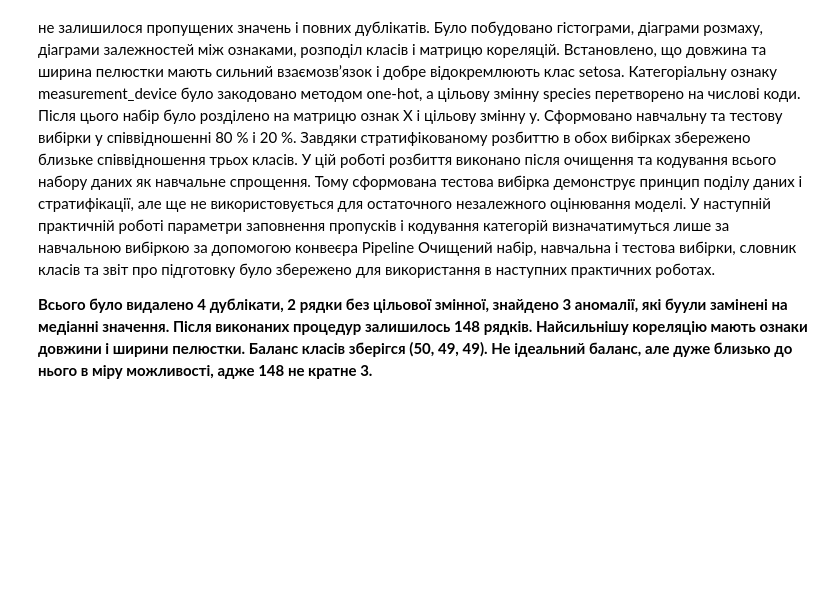
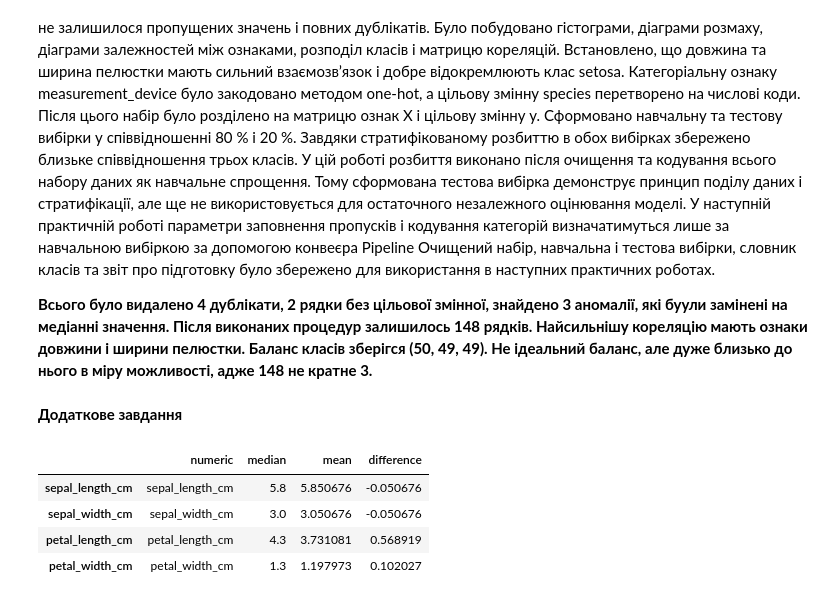
Before and after one commit to PavloBachysh/pattern-recognition-practice, a Jupyter notebook: notebooks/PR02_Bachysh_Pavlo.ipynb, the cells around one changed output. Drawn from its saved outputs; the diff is of its cells as text; code cells hidden in the pictures; blank space fills up the shorter version.

```diff
--- a/notebooks/PR02_Bachysh_Pavlo.ipynb
+++ b/notebooks/PR02_Bachysh_Pavlo.ipynb
@@ -1417,3 +1417,5 @@ one-hot, а цільову змінну species перетворено на чи
 наступних практичних роботах.
 
 **Всього було видалено 4 дублікати, 2 рядки без цільової змінної, знайдено 3 аномалії, які буули замінені на медіанні значення. Після виконаних процедур залишилось 148 рядків. Найсильнішу кореляцію мають ознаки довжини і ширини пелюстки. Баланс класів зберігся (50, 49, 49). Не ідеальний баланс, але дуже близько до нього в міру можливості, адже 148 не кратне 3.**
+# %% [markdown]
+**Додаткове завдання**
@@ -1419,0 +1424,18 @@ one-hot, а цільову змінну species перетворено на чи
+# %%
+comparing_df = pd.DataFrame(
+    {
+        "numeric": numeric_columns,
+        "median": clean_df[numeric_columns].median(),
+        "mean": clean_df[numeric_columns].mean()
+    }
+)
+
+comparing_df["difference"] = comparing_df["median"] - comparing_df["mean"]
+
+display(comparing_df)
+# %% [output]
+|  | numeric | median | mean | difference |
+| sepal_length_cm | sepal_length_cm | 5.8 | 5.850676 | -0.050676 |
+| sepal_width_cm | sepal_width_cm | 3.0 | 3.050676 | -0.050676 |
+| petal_length_cm | petal_length_cm | 4.3 | 3.731081 | 0.568919 |
+| petal_width_cm | petal_width_cm | 1.3 | 1.197973 | 0.102027 |
```
Also changed, not shown: parts of 6 cells of this notebook.
